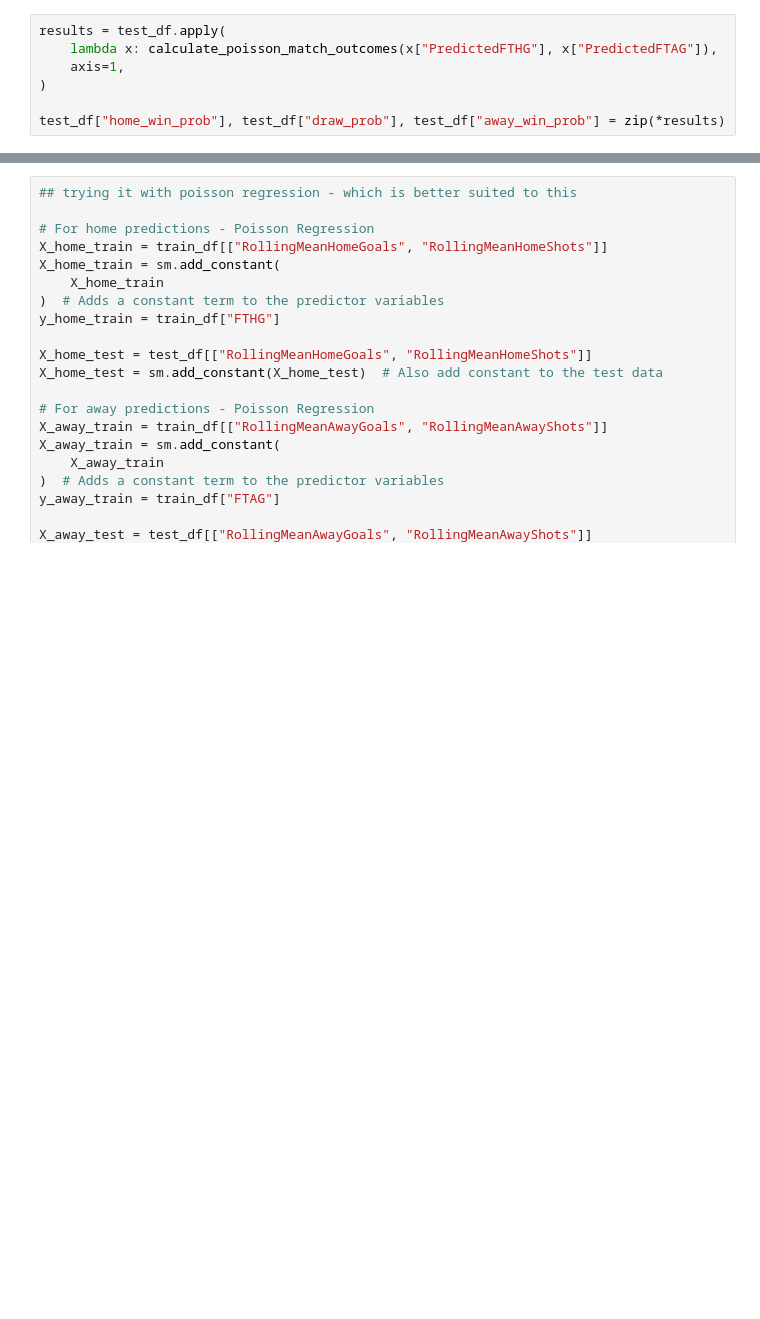
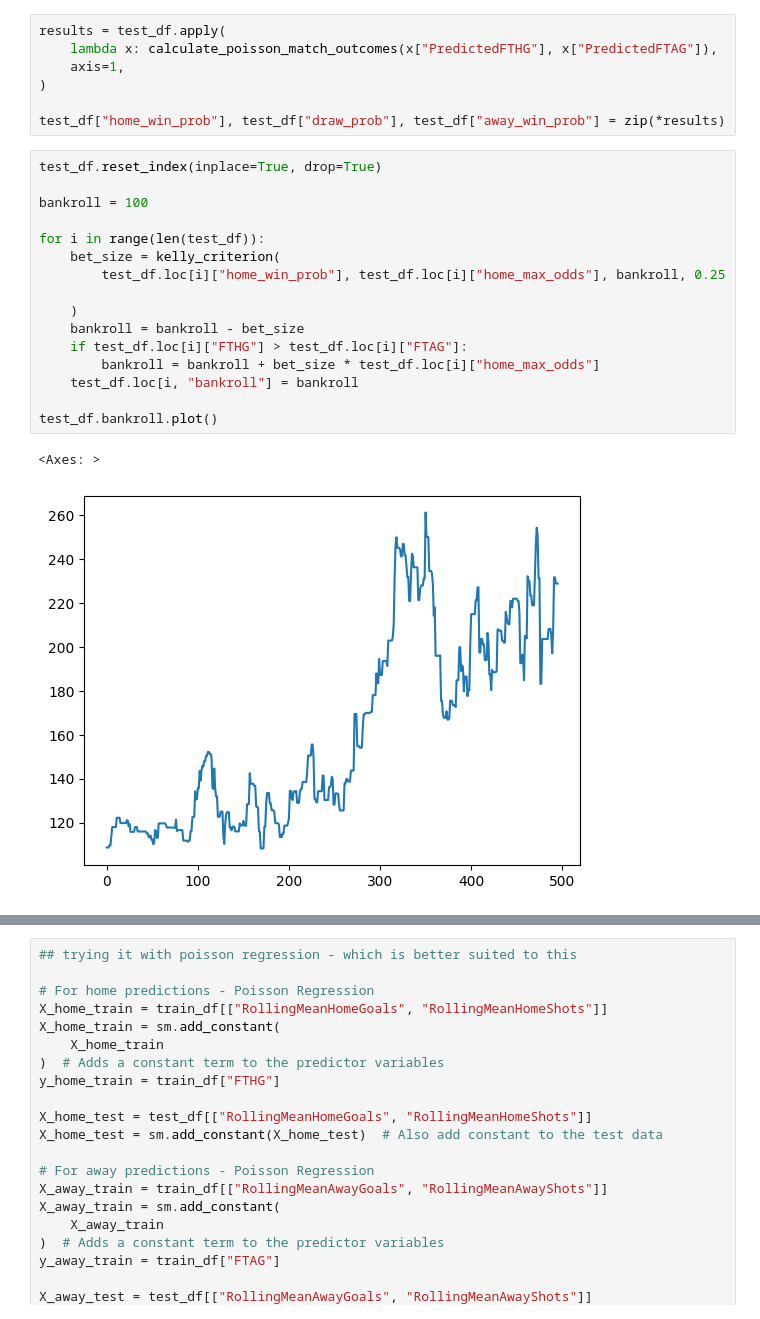
Before and after one commit to MLGonzo/football_stats, a Jupyter notebook: poisson_with_shots.ipynb, the cells around one changed output, grey strips where cells are left out. Saved outputs shown, nothing was run; the diff lists cells and outputs as text; blank space fills up the shorter version.

```diff
--- a/poisson_with_shots.ipynb
+++ b/poisson_with_shots.ipynb
@@ -206,3 +262,22 @@ results = test_df.apply(
 )
 
 test_df["home_win_prob"], test_df["draw_prob"], test_df["away_win_prob"] = zip(*results)
+# %%
+test_df.reset_index(inplace=True, drop=True)
+
+bankroll = 100
+
+for i in range(len(test_df)):
+    bet_size = kelly_criterion(
+        test_df.loc[i]["home_win_prob"], test_df.loc[i]["home_max_odds"], bankroll, 0.25
+
+    )
+    bankroll = bankroll - bet_size
+    if test_df.loc[i]["FTHG"] > test_df.loc[i]["FTAG"]:
+        bankroll = bankroll + bet_size * test_df.loc[i]["home_max_odds"]
+    test_df.loc[i, "bankroll"] = bankroll
+
+test_df.bankroll.plot()
+# %% [output]
+<Axes: >
+[figure, added]
```
Also changed, not shown: parts of 9 cells of this notebook, 1 other file.
